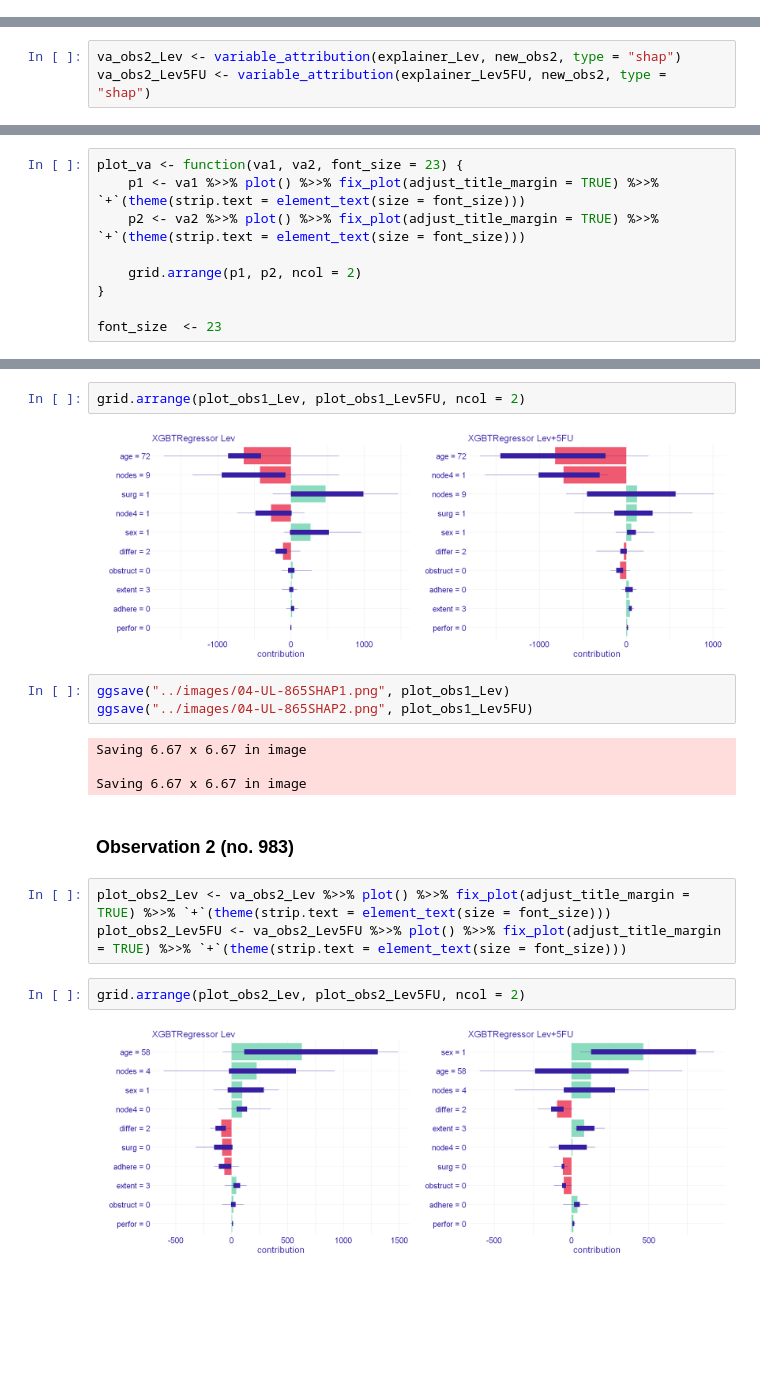
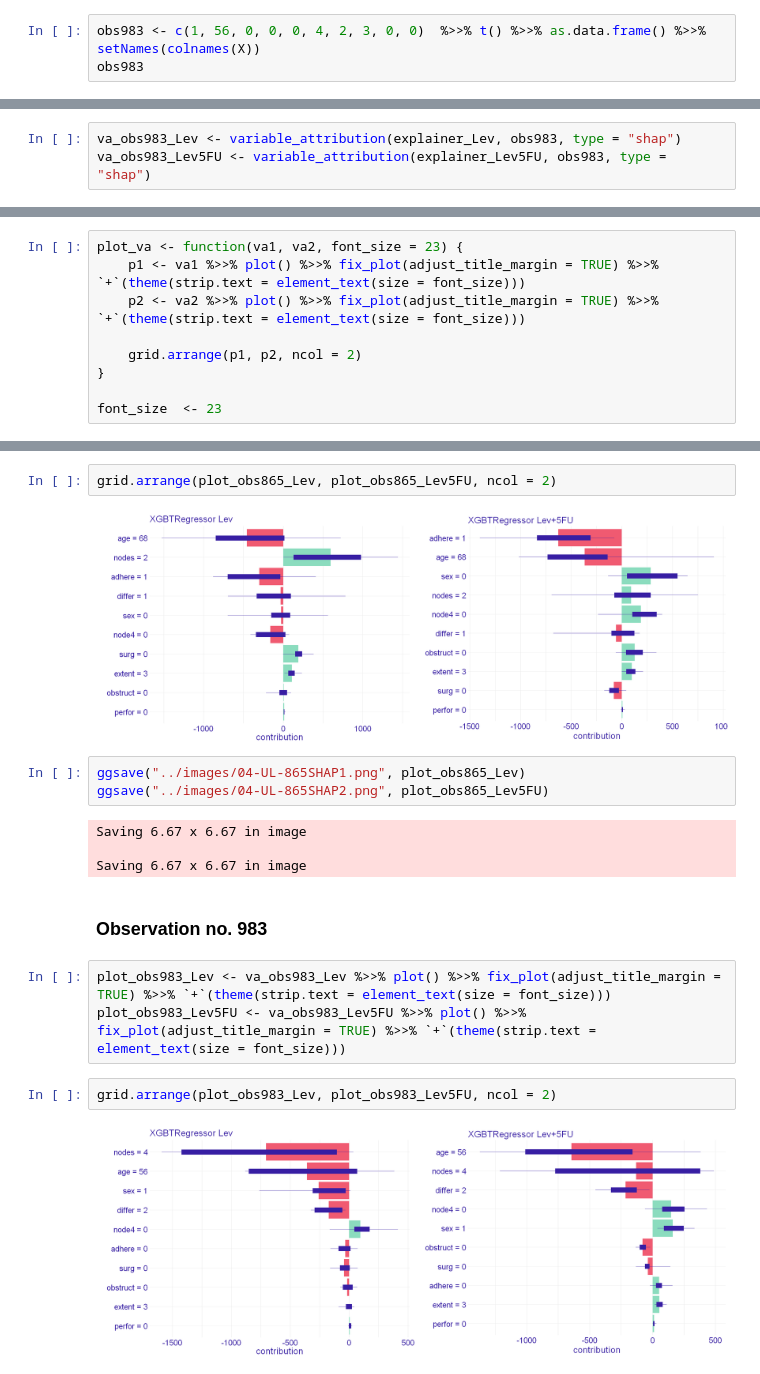
Before and after one commit to aleksandramiesiac/UpliftModelling_Iml_team4, a Jupyter notebook: explainations/SHAP_R.ipynb, the cells around one changed output, grey strips where cells are left out. Saved outputs shown, nothing was run; the diff lists cells and outputs as text; blank space fills up the shorter version.

Commit message:
Fixed SHAP plot for one of the observations. Removed status from the selected observations.

```diff
--- a/explainations/SHAP_R.ipynb
+++ b/explainations/SHAP_R.ipynb
@@ -118,0 +113,3 @@ new_obs2
+# %%
+obs983 <- c(1, 56, 0, 0, 0, 4, 2, 3, 0, 0)  %>>% t() %>>% as.data.frame() %>>% setNames(colnames(X))
+obs983
@@ -124,6 +124,6 @@ va_obs1_Lev5FU <- variable_attribution(explainer_Lev5FU, new_obs1, type = "shap"
 # %%
-va_obs2_Lev <- variable_attribution(explainer_Lev, new_obs2, type = "shap")
-va_obs2_Lev5FU <- variable_attribution(explainer_Lev5FU, new_obs2, type = "shap")
+va_obs983_Lev <- variable_attribution(explainer_Lev, obs983, type = "shap")
+va_obs983_Lev5FU <- variable_attribution(explainer_Lev5FU, obs983, type = "shap")
 # %% [markdown]
 ## SHAP plots with variable attribution
 # %%
@@ -143,21 +143,21 @@ plot_obs1_Lev5FU <- va_obs1_Lev5FU %>>% plot() %>>% fix_plot(adjust_title_margin
 # %%
-grid.arrange(plot_obs1_Lev, plot_obs1_Lev5FU, ncol = 2)
+grid.arrange(plot_obs865_Lev, plot_obs865_Lev5FU, ncol = 2)
 # %% [output]
-[figure, old version]
+[figure, new version]
 # %%
-ggsave("../images/04-UL-865SHAP1.png", plot_obs1_Lev)
-ggsave("../images/04-UL-865SHAP2.png", plot_obs1_Lev5FU)
+ggsave("../images/04-UL-865SHAP1.png", plot_obs865_Lev)
+ggsave("../images/04-UL-865SHAP2.png", plot_obs865_Lev5FU)
 # %% [output]
 Saving 6.67 x 6.67 in image
 
 Saving 6.67 x 6.67 in image
 # %% [markdown]
-### Observation 2 (no. 983)
+### Observation no. 983
 # %%
-plot_obs2_Lev <- va_obs2_Lev %>>% plot() %>>% fix_plot(adjust_title_margin = TRUE) %>>% `+`(theme(strip.text = element_text(size = font_size)))
-plot_obs2_Lev5FU <- va_obs2_Lev5FU %>>% plot() %>>% fix_plot(adjust_title_margin = TRUE) %>>% `+`(theme(strip.text = element_text(size = font_size)))
+plot_obs983_Lev <- va_obs983_Lev %>>% plot() %>>% fix_plot(adjust_title_margin = TRUE) %>>% `+`(theme(strip.text = element_text(size = font_size)))
+plot_obs983_Lev5FU <- va_obs983_Lev5FU %>>% plot() %>>% fix_plot(adjust_title_margin = TRUE) %>>% `+`(theme(strip.text = element_text(size = font_size)))
 # %%
-grid.arrange(plot_obs2_Lev, plot_obs2_Lev5FU, ncol = 2)
+grid.arrange(plot_obs983_Lev, plot_obs983_Lev5FU, ncol = 2)
 # %% [output]
-[figure, old version]
+[figure, new version]
 # %%
```
Also changed, not shown: parts of 8 cells of this notebook, 5 other files.
